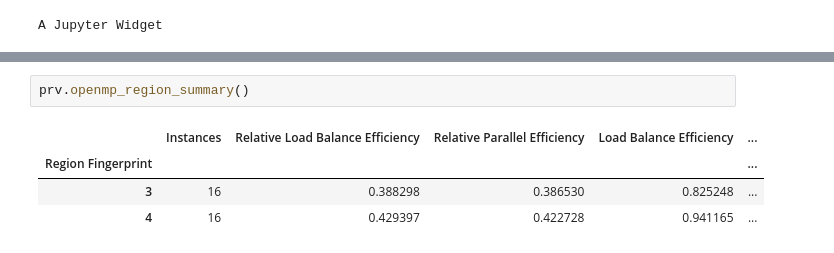
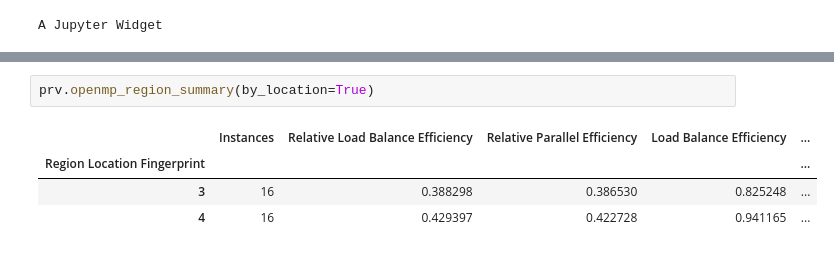
Before and after one commit to numericalalgorithmsgroup/pypop, a Jupyter notebook: pypop/examples/openmp/Analyze OpenMP Regions.ipynb, the cells around one changed output, grey strips where cells are left out. Drawn from its saved outputs; the diff is of its cells as text.

```diff
--- a/pypop/examples/openmp/Analyze OpenMP Regions.ipynb
+++ b/pypop/examples/openmp/Analyze OpenMP Regions.ipynb
@@ -97,9 +97,9 @@ for rank, rankdata in omp_region_stats.groupby(level='rank'):
 [interactive output not drawn]
 [interactive output not drawn]
 # %%
-prv.openmp_region_summary()
+prv.openmp_region_summary(by_location=True)
 # %% [output]
 |  | Instances | Relative Load Balance Efficiency | Relative Parallel Efficiency | Load Balance Efficiency | ... |
-| Region Fingerprint |  |  |  |  | ... |
+| Region Location Fingerprint |  |  |  |  | ... |
 | 3 | 16 | 0.388298 | 0.386530 | 0.825248 | ... |
 | 4 | 16 | 0.429397 | 0.422728 | 0.941165 | ... |
```
Also changed, not shown: 8 other files.
